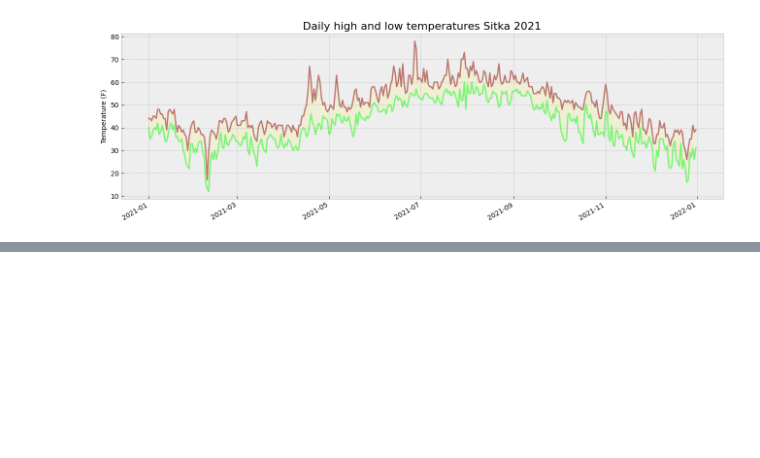
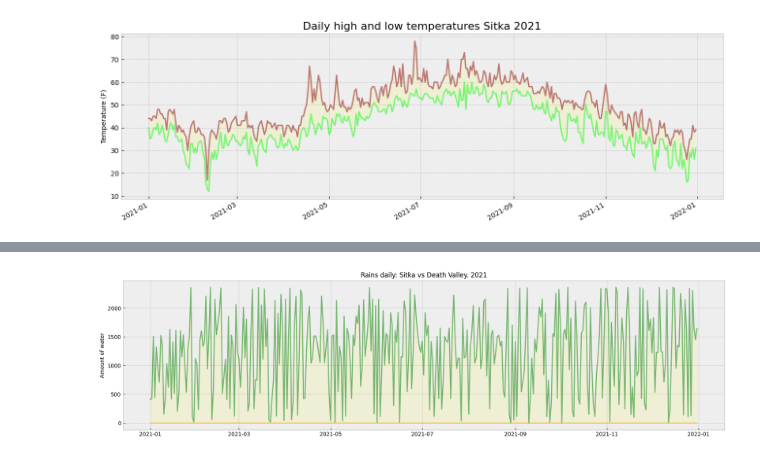
Before and after one commit to almanzanas/DataAnalystsJourney, a Jupyter notebook: data_visualization/downloading_data.ipynb, the cells around one changed output, grey strips where cells are left out. Cells and saved outputs as stored; diff of their text form; code cells hidden in the pictures; blank space fills up the shorter version.

```diff
--- a/data_visualization/downloading_data.ipynb
+++ b/data_visualization/downloading_data.ipynb
@@ -262,0 +476,55 @@ plt.show()
+# %%
+# B-Rains:
+
+from pathlib import Path
+from datetime import datetime
+import matplotlib.pyplot as plt
+import csv
+
+path_s = Path("weather_data/sitka_weather_2021_full.csv")
+lines_s = path_s.read_text().splitlines()
+
+reader_s = csv.reader(lines_s)
+header_row_s = next(reader_s)
+
+path_d = Path("weather_data/death_valley_2021_full.csv")
+lines_d = path_d.read_text().splitlines()
+
+reader_d = csv.reader(lines_d)
+header_row_d = next(reader_d)
+
+dates, rains_d, rains_s = [], [], []
+for row in reader_s:
+    current_date = datetime.strptime(row[2], "%Y-%m-%d")
+    try:
+        rain_s = float(row[4]) # Check the csv, the row 4 are decimals (floats)
+    except ValueError:
+        print(f"Missing value in {current_date}")
+    else:
+        dates.append(current_date)
+        rains_s.append(rain_s)
+
+for row in reader_d:
+    try:
+        rain_d = float(row[3])
+    except ValueError:
+        continue
+    else:
+        rains_d.append(rain_d)
+
+rains_d_t = rains_d[:363] # x and y need to hace the same amount of entries
+rains_s_t = rains_s[:363]
+
+plt.style.use("bmh")
+fig, ax = plt.subplots(figsize=(20,5))
+ax.plot(dates, rains_s_t, color="green", alpha=0.5)
+ax.plot(dates, rains_d_t, color="orange", alpha=0.5)
+ax.fill_between(dates, rains_s_t, rains_d_t, facecolor="yellow", alpha=0.1)
+
+ax.set_title("Rains daily: Sitka vs Death Valley. 2021", fontsize=12)
+ax.set_xlabel("", fontsize=10)
+ax.set_ylabel("Amount of water", fontsize=10)
+ax.tick_params(labelsize=10, )
+
+plt.show()
+# %% [output]
@@ -262,0 +533 @@ plt.show()
+[figure, added]
```
Also changed, not shown: parts of 12 cells of this notebook.
